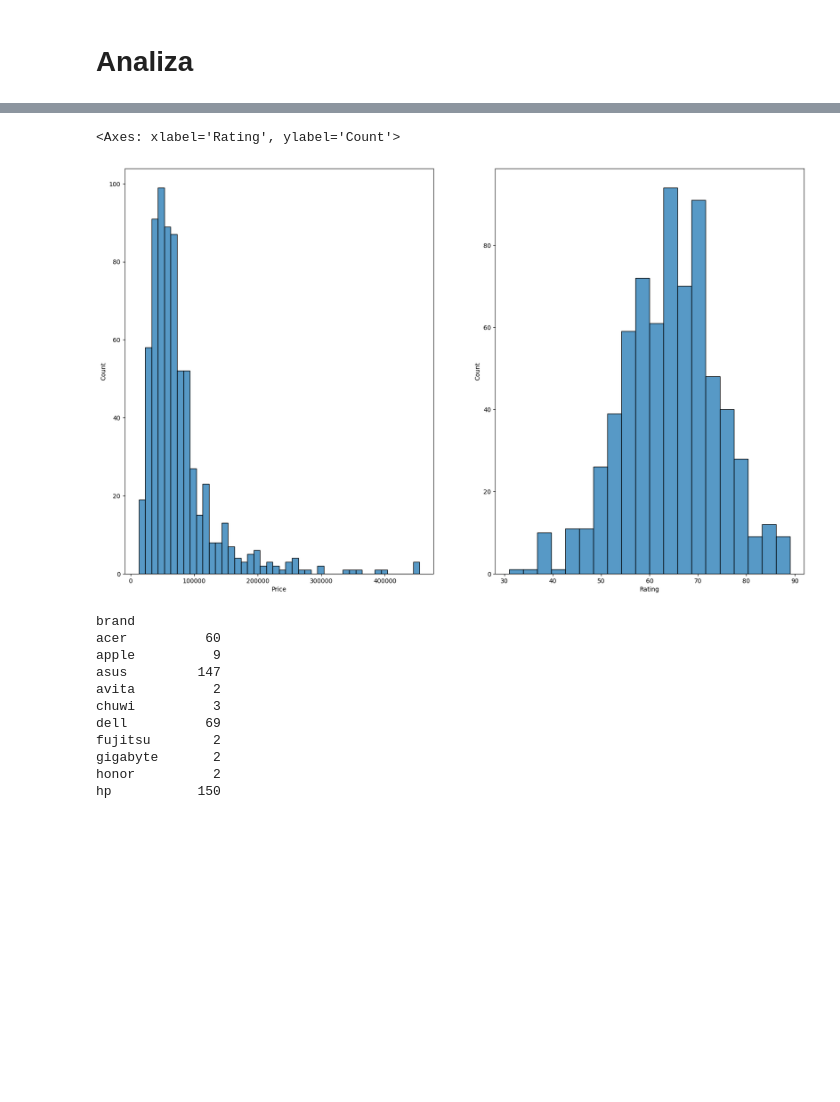
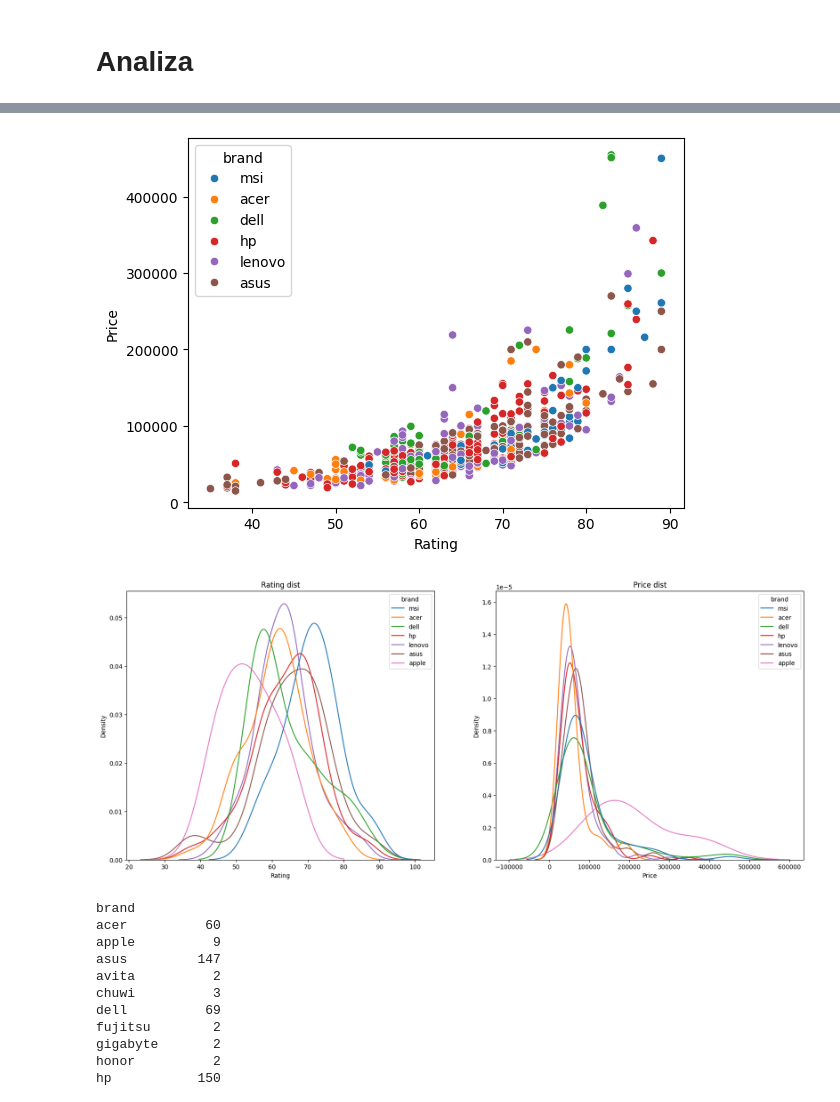
Before and after one commit to fantasy2fry/brand-laptops-clustering-ml, a Jupyter notebook: src/eda/Jan.ipynb, the cells around one changed output, grey strips where cells are left out. Drawn from its saved outputs; the diff is of its cells as text; code cells hidden in the pictures; blank space fills up the shorter version.

```diff
--- a/src/eda/Jan.ipynb
+++ b/src/eda/Jan.ipynb
@@ -167,11 +202,18 @@ array(['windows', 'dos', 'mac', 'chrome', 'other'], dtype=object)
+# %%
+sns.scatterplot(data=data.loc[data.brand.isin(['hp','lenovo','asus','dell','msi','acer'])],x='Rating',y='Price',hue='brand')
+plt.show()
+# %% [output]
+[figure, added]
 # %%
-figure,ax = plt.subplots(1,2,figsize = (20,12))
+figure,ax = plt.subplots(1,2,figsize = (20,8))
 ax = ax.flatten()
-sns.histplot(data=data,x='Price',ax=ax[0])
-sns.histplot(data=data,x='Rating',ax=ax[1])
+sns.kdeplot(data=data.loc[data.brand.isin(['hp','lenovo','asus','dell','msi','acer','apple'])],x='Rating',hue='brand',ax=ax[0],common_norm=False)
+ax[0].set_title("Rating dist")
+sns.kdeplot(data=data.loc[data.brand.isin(['hp','lenovo','asus','dell','msi','acer','apple'])],x='Price',hue='brand',ax=ax[1],common_norm=False)
+ax[1].set_title("Price dist")
+figure.show()
 # %% [output]
-<Axes: xlabel='Rating', ylabel='Count'>
-[figure, old version]
+[figure, new version]
 # %%
 data.groupby("brand").index.count()
 # %% [output]
```
Also changed, not shown: parts of 14 cells of this notebook.
